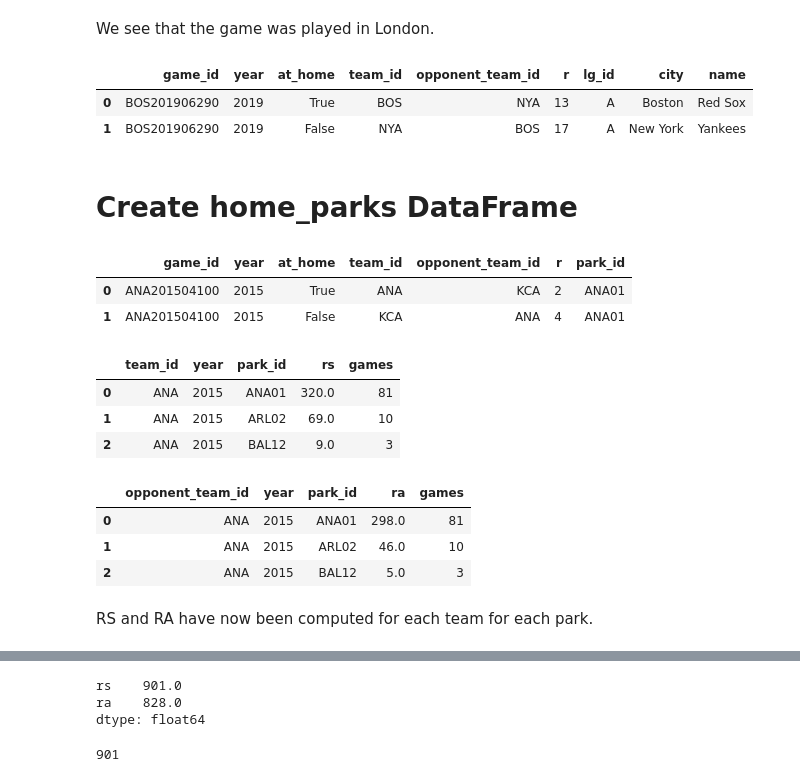
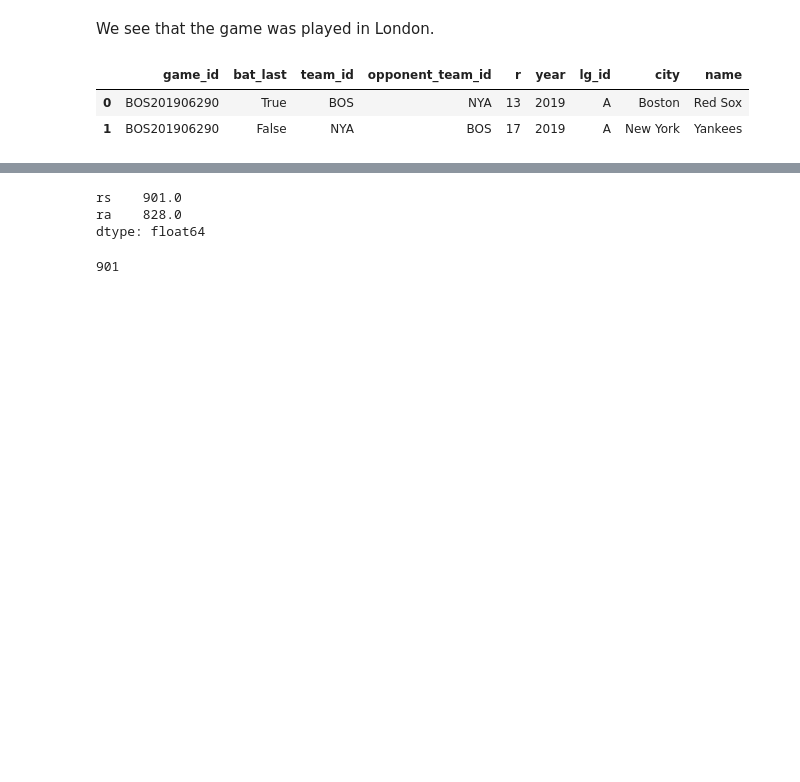
Before and after one commit to sdiehl28/baseball-analytics, a Jupyter notebook: baseball_jupyter_nb/03a_ParkFactor_CSV.ipynb, the cells around one changed output, grey strips where cells are left out. Cells and saved outputs as stored; diff of their text form; code cells hidden in the pictures; blank space fills up the shorter version.

```diff
--- a/baseball_jupyter_nb/03a_ParkFactor_CSV.ipynb
+++ b/baseball_jupyter_nb/03a_ParkFactor_CSV.ipynb
@@ -129,8 +73,6 @@ import sys
 # import data_helper.py from download_scripts directory
 sys.path.append('../download_scripts')
 import data_helper as dh
-# %%
-pd.set_option("display.max_columns", 100)
 # %%
 data_dir = Path('../data')
 lahman_data = data_dir.joinpath('lahman/wrangled').resolve()
@@ -137,0 +83,3 @@ retrosheet_data = data_dir.joinpath('retrosheet/wrangled').resolve()
+# %%
+cols = ['game_id', 'year', 'bat_last', 'team_id', 'opponent_team_id', 'r']
+team_game = dh.from_csv_with_types(retrosheet_data / 'team_game.csv.gz', usecols=cols)
@@ -138,3 +95,9 @@ retrosheet_data = data_dir.joinpath('retrosheet/wrangled').resolve()
+# %%
+# for now, focus on 2015 onward
+team_game = team_game.query('year >= 2015')
+game['year'] = game['game_start'].dt.year
+game = game.query('year >= 2015')
+game = game.drop(columns='game_start')
 # %% [markdown]
 ## Understanding the team_game CSV file
 The output of the cwgame parser was made [tidy](https://en.wikipedia.org/wiki/Tidy_data) and this is one of two files created.
@@ -185,48 +136,8 @@ game_example.merge(parks, left_on=['park_id'], right_on=['park_id'])
 We see that the game was played in London.
 # %%
 # join with teams file to get info about teams
-teams = dh.from_csv_with_types(retrosheet_data / 'teams.csv')
-
-cols = ['game_id', 'year', 'at_home', 'team_id', 'opponent_team_id', 'r']
-team_game_example[cols].merge(teams, left_on=['team_id', 'year'], right_on=['team_id', 'year'])
+team_game_example.merge(teams, left_on=['team_id', 'year'], right_on=['team_id', 'year'])
 # %% [output]
-|  | game_id | year | at_home | team_id | opponent_team_id | r | lg_id | city | name |
-| 0 | BOS201906290 | 2019 | True | BOS | NYA | 13 | A | Boston | Red Sox |
-| 1 | BOS201906290 | 2019 | False | NYA | BOS | 17 | A | New York | Yankees |
+|  | game_id | bat_last | team_id | opponent_team_id | r | year | lg_id | city | name |
+| 0 | BOS201906290 | True | BOS | NYA | 13 | 2019 | A | Boston | Red Sox |
+| 1 | BOS201906290 | False | NYA | BOS | 17 | 2019 | A | New York | Yankees |
-# %% [markdown]
-# Create home_parks DataFrame
-# %%
-# TEMPORAILY use from 2015 on
-# Focus on just the fields needed
-cols = ['game_id', 'year', 'at_home', 'team_id', 'opponent_team_id', 'r']
-tg = team_game[cols].query('year >= 2015')
-
-# bring in the park_id field from game
-tg_park = tg.merge(game)
-tg_park.head(2)
-# %% [output]
-|  | game_id | year | at_home | team_id | opponent_team_id | r | park_id |
-| 0 | ANA201504100 | 2015 | True | ANA | KCA | 2 | ANA01 |
-| 1 | ANA201504100 | 2015 | False | KCA | ANA | 4 | ANA01 |
-# %%
-# compute RS per team per year per park
-rs = tg_park.groupby(['team_id', 'year', 'park_id']).agg(
-    rs=('r', 'sum'), games=('r', 'count')).reset_index()
-rs.head(3)
-# %% [output]
-|  | team_id | year | park_id | rs | games |
-| 0 | ANA | 2015 | ANA01 | 320.0 | 81 |
-| 1 | ANA | 2015 | ARL02 | 69.0 | 10 |
-| 2 | ANA | 2015 | BAL12 | 9.0 | 3 |
-# %%
-# Compute RA per team per year per park
-ra = tg_park.groupby(['opponent_team_id', 'year', 'park_id']).agg(
-    ra=('r', 'sum'), games=('r', 'count')).reset_index()
-ra.head(3)
-# %% [output]
-|  | opponent_team_id | year | park_id | ra | games |
-| 0 | ANA | 2015 | ANA01 | 298.0 | 81 |
-| 1 | ANA | 2015 | ARL02 | 46.0 | 10 |
-| 2 | ANA | 2015 | BAL12 | 5.0 | 3 |
-# %% [markdown]
-RS and RA have now been computed for each team for each park.
```
Also changed, not shown: parts of 66 cells of this notebook, 4 other files.
